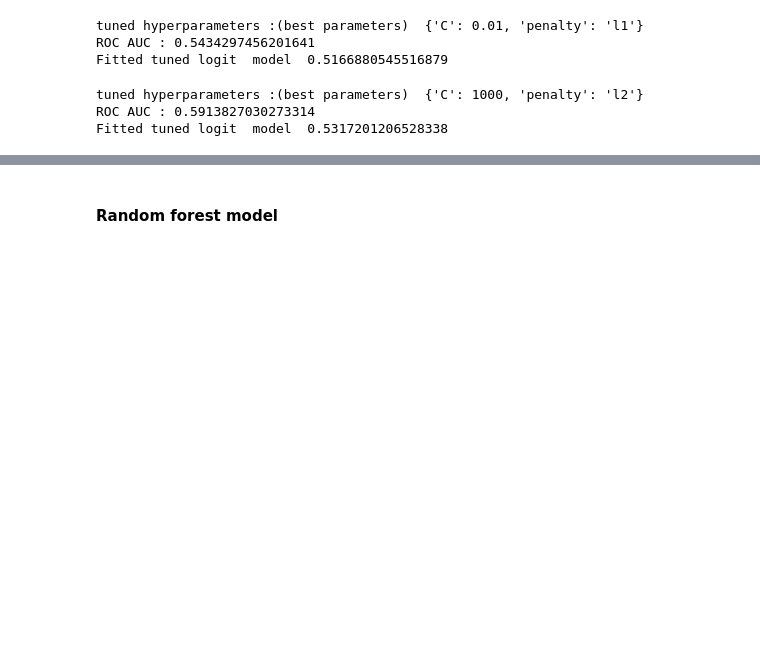
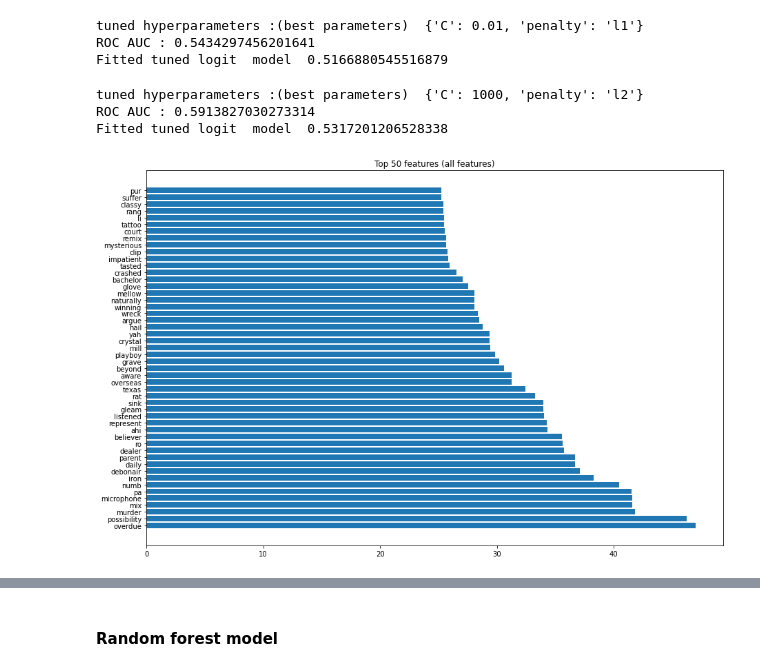
Before and after one commit to hanna-freuden/MusicLyrics, a Jupyter notebook: Modelling 2 - PredictingTop50.ipynb, the cells around one changed output, grey strips where cells are left out. Drawn from its saved outputs; the diff is of its cells as text; code cells hidden in the pictures; blank space fills up the shorter version.

```diff
--- a/Modelling 2 - PredictingTop50.ipynb
+++ b/Modelling 2 - PredictingTop50.ipynb
@@ -66,3 +68,5 @@ X_all=X_alltext.merge(X_music, how='left', left_index=True, right_index=True)
 X_all=X_all.merge(X_text, how='left', left_index=True, right_index=True)
 # %%
 X_all=X_all.fillna(0)
+# %%
+all_cols=X_all.columns #save all column names
@@ -93,7 +106,8 @@ def logistic_cv(X_train, X_test, y_train, y_test):
 def fit_tuned_lr_model(model):
     logisticCV=LogisticRegression(class_weight='balanced',C=model.best_params_['C'], penalty=model.best_params_['penalty'],solver='liblinear', max_iter=1000)
     logisticCV.fit(X_train, y_train)
-
+    #return feature importance
+    lr_coef = logisticCV.coef_
     #return predicted probabilities
     lr_probs = logisticCV.predict_proba(X_test)
 
@@ -104,7 +118,7 @@ def fit_tuned_lr_model(model):
     print("tuned hyperparameters :(best parameters) ", model.best_params_)
     print("ROC AUC :", model.best_score_)
     print("Fitted tuned logit  model ", roc_auc)
-    return logisticCV,roc_auc, fpr, tpr
+    return logisticCV,roc_auc, fpr, tpr, lr_coef
 # %%
 #Logistic Classifier on word2vec features
 X_train, X_test, y_train, y_test = train_test_split(X_wv,y, test_size=0.33, random_state=42)
@@ -183,3 +184,21 @@ pickle.dump(lr_fit_custom, open(filename, 'wb'))
 tuned hyperparameters :(best parameters)  {'C': 1000, 'penalty': 'l2'}
 ROC AUC : 0.5913827030273314
 Fitted tuned logit  model  0.5317201206528338
+# %%
+#feature importance - ALL FEATURES
+#features to list
+importance = lr_fit_allfeat[4].T
+coefs=[x[0] for x in importance]
+#add labels
+coef_dict = dict(zip(all_cols, coefs))
+coef_df=pd.DataFrame.from_dict(coef_dict, orient='index', columns=['importance'])
+#sort
+sorted_coef=coef_df.sort_values('importance', axis=0, ascending=False)
+feat_imp=sorted_coef.iloc[0:50]
+# plot feature importance
+plt.figure( figsize=(15, 10))
+plt.title("Top 50 features (all features)")
+plt.barh(feat_imp.index,feat_imp.importance)
+plt.show()
+# %% [output]
+[figure, added]
```
Also changed, not shown: parts of 9 cells of this notebook, 3 other files.
